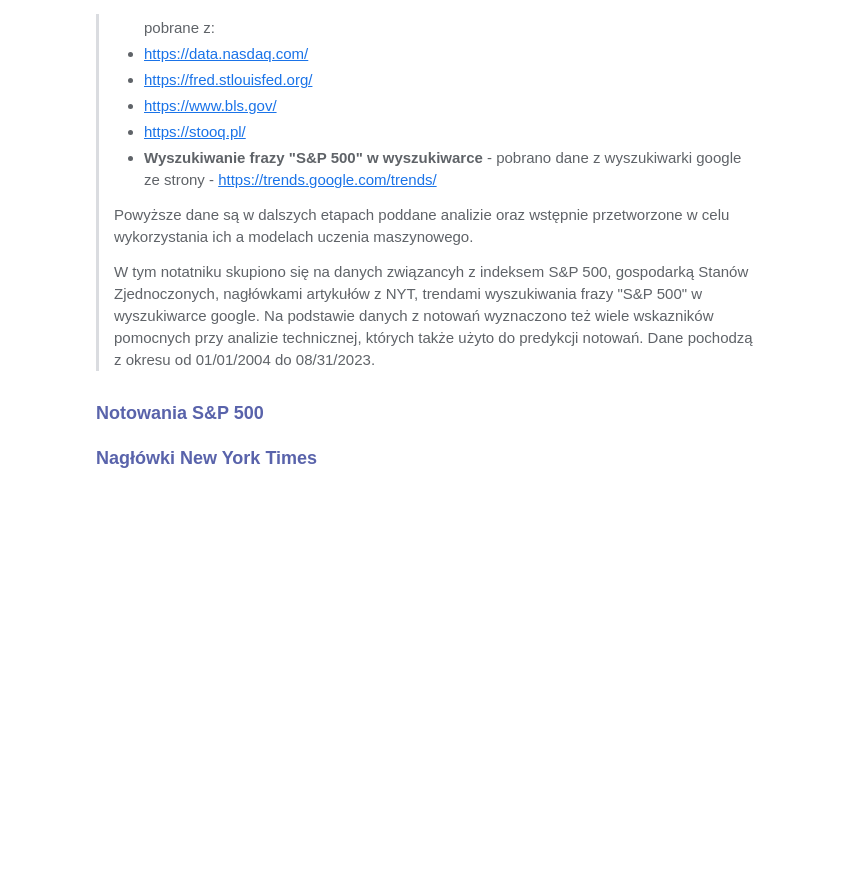
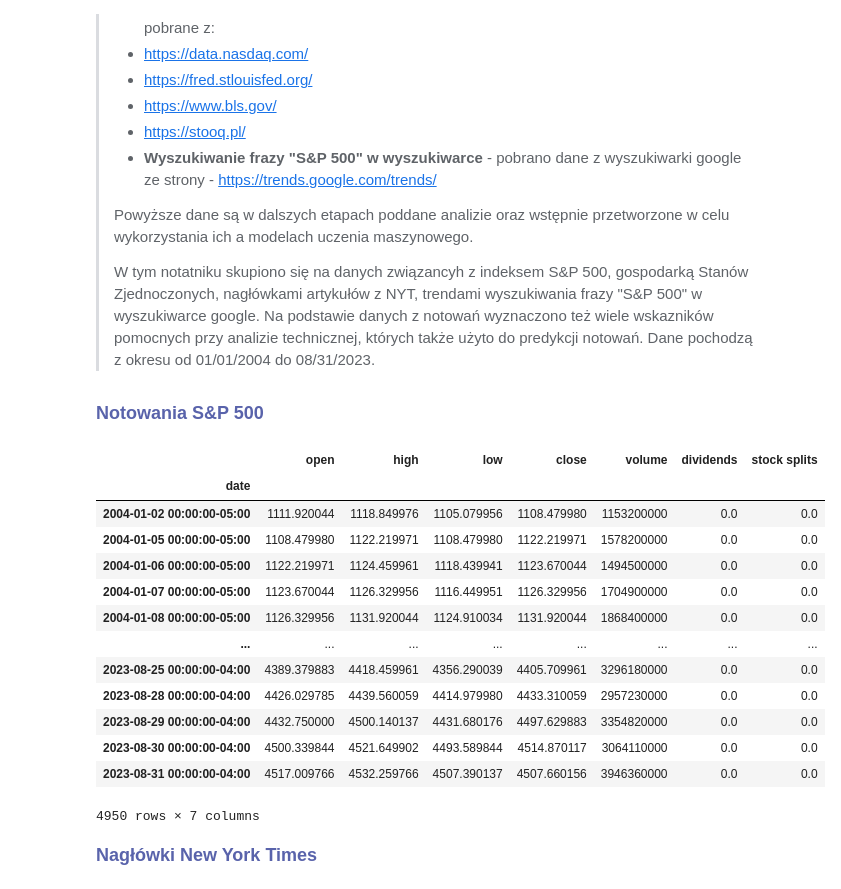
Before and after one commit to JozefImiolo/Projekt_Inzynierski, a Jupyter notebook: projekt_inzynierski.ipynb, the cells around one changed output. Saved outputs shown, nothing was run; the diff lists cells and outputs as text; code cells hidden in the pictures; blank space fills up the shorter version.

```diff
--- a/projekt_inzynierski.ipynb
+++ b/projekt_inzynierski.ipynb
@@ -91,29 +82,44 @@ from sklearn.feature_extraction.text import CountVectorizer
 # %%
 # get S&P 500 financial datadata
 try:
     # fetch from yfinance
     sp500 = yf.Ticker("^GSPC")
 
     #print all index info
     #pprint("Info")
     #pprint(sp500.info)
 
     #get stock quotes
     sp500 = sp500.history( period="max" )
     start_date = '2004-01-01'
     end_date = '2023-08-31'
     sp500 = sp500[(sp500.index >= start_date) & (sp500.index <= end_date)]
 except:
     # load the dataset
-    sp500 = pd.read_csv('/kaggle/input/s-and-p-500-stock-quotes/SP500_Stock_Quotes.csv', index_col='date')
+    sp500 = pd.read_csv('data/SP500_Stock_Quotes.csv', index_col='date')
     sp500.index = pd.DatetimeIndex(sp500.index, tz='America/New_York')
 
 
 # make all column headers and index name lowercase
 sp500.columns = sp500.columns.str.lower()
 sp500.index.name = sp500.index.name.lower()
 
 sp500
+# %% [output]
+|  | open | high | low | close | volume | dividends | stock splits |
+| date |  |  |  |  |  |  |  |
+| 2004-01-02 00:00:00-05:00 | 1111.920044 | 1118.849976 | 1105.079956 | 1108.479980 | 1153200000 | 0.0 | 0.0 |
+| 2004-01-05 00:00:00-05:00 | 1108.479980 | 1122.219971 | 1108.479980 | 1122.219971 | 1578200000 | 0.0 | 0.0 |
+| 2004-01-06 00:00:00-05:00 | 1122.219971 | 1124.459961 | 1118.439941 | 1123.670044 | 1494500000 | 0.0 | 0.0 |
+| 2004-01-07 00:00:00-05:00 | 1123.670044 | 1126.329956 | 1116.449951 | 1126.329956 | 1704900000 | 0.0 | 0.0 |
+| 2004-01-08 00:00:00-05:00 | 1126.329956 | 1131.920044 | 1124.910034 | 1131.920044 | 1868400000 | 0.0 | 0.0 |
+| ... | ... | ... | ... | ... | ... | ... | ... |
+| 2023-08-25 00:00:00-04:00 | 4389.379883 | 4418.459961 | 4356.290039 | 4405.709961 | 3296180000 | 0.0 | 0.0 |
+| 2023-08-28 00:00:00-04:00 | 4426.029785 | 4439.560059 | 4414.979980 | 4433.310059 | 2957230000 | 0.0 | 0.0 |
+| 2023-08-29 00:00:00-04:00 | 4432.750000 | 4500.140137 | 4431.680176 | 4497.629883 | 3354820000 | 0.0 | 0.0 |
+| 2023-08-30 00:00:00-04:00 | 4500.339844 | 4521.649902 | 4493.589844 | 4514.870117 | 3064110000 | 0.0 | 0.0 |
+| 2023-08-31 00:00:00-04:00 | 4517.009766 | 4532.259766 | 4507.390137 | 4507.660156 | 3946360000 | 0.0 | 0.0 |
+4950 rows × 7 columns
 # %% [markdown]
 **<font color="#5963ab" size="4">Nagłówki New York Times </font>**
 # %%
```
Also changed, not shown: parts of 75 cells of this notebook, 1 other file.
